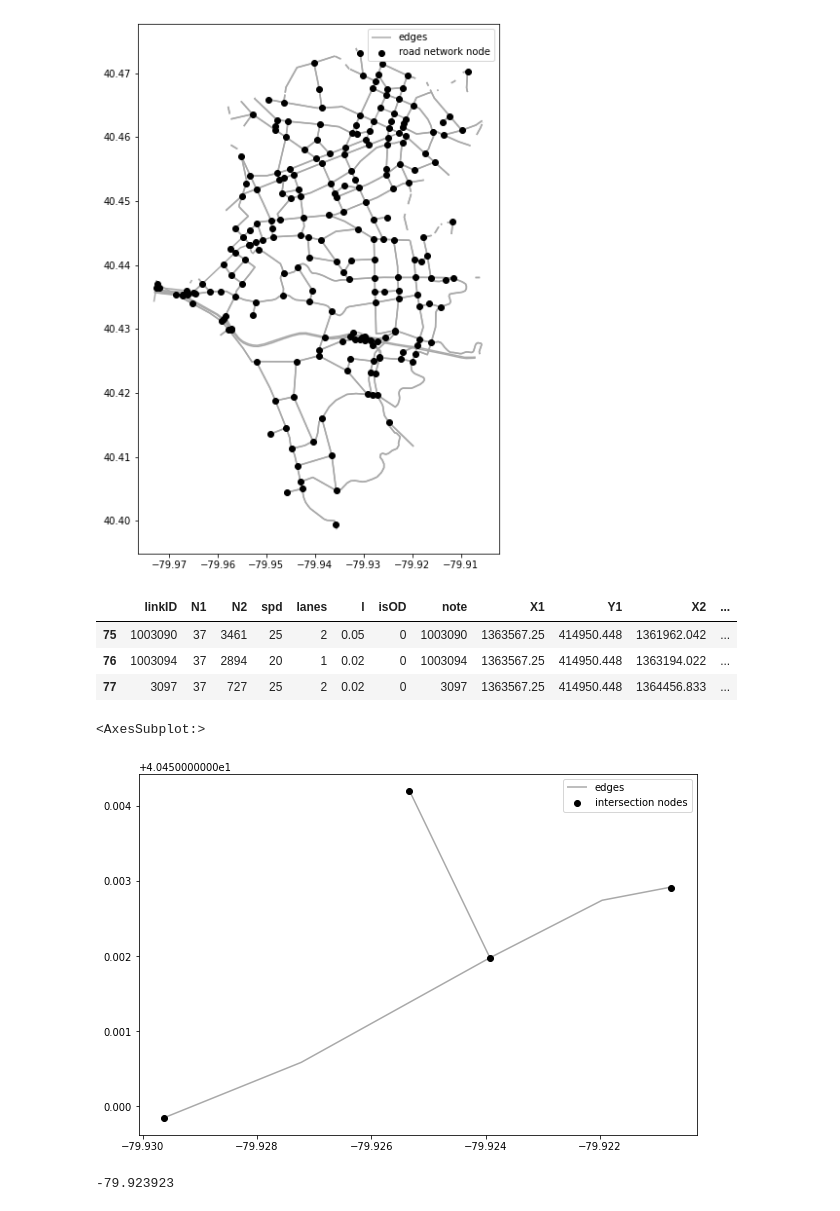
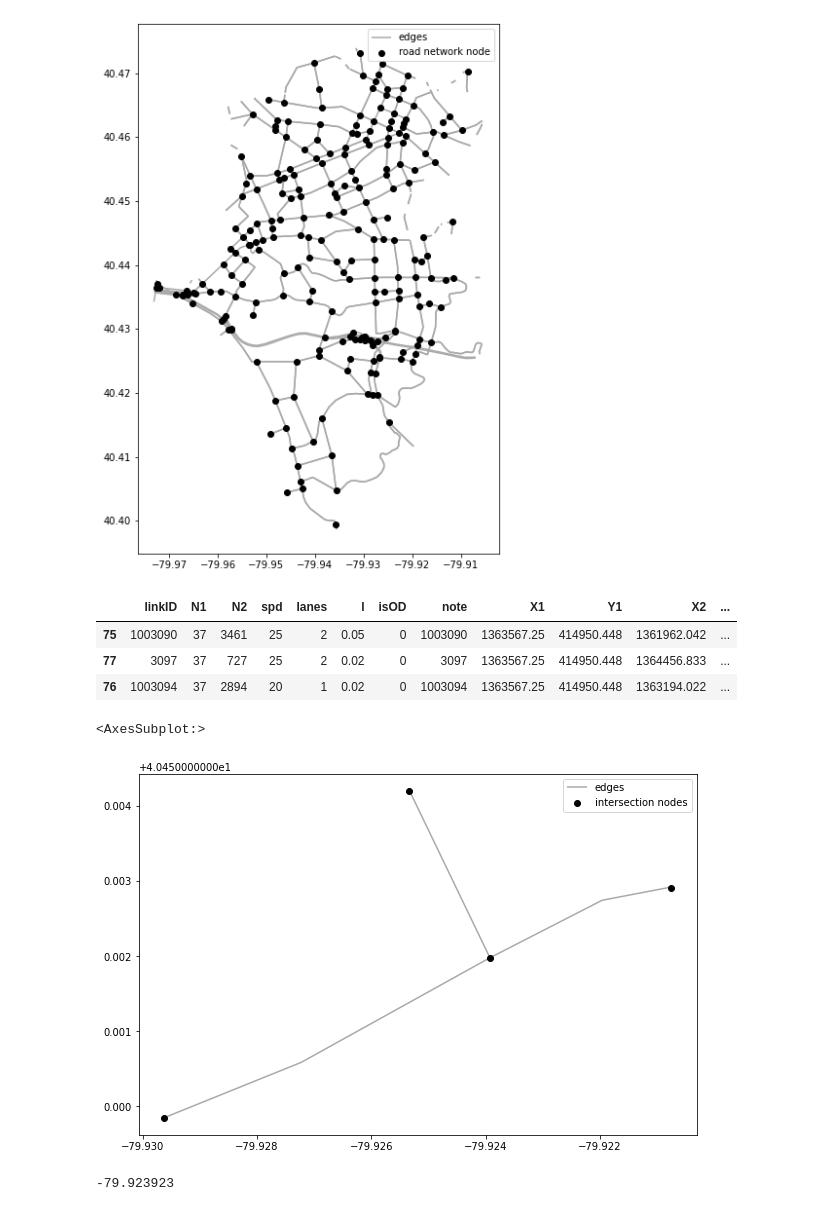
Before and after one commit to lgraff/Multimodal-Accessibility_notebooks, a Jupyter notebook: PGH_network.ipynb, the cells around one changed output. Drawn from its saved outputs; the diff is of its cells as text; code cells hidden in the pictures.

```diff
--- a/PGH_network.ipynb
+++ b/PGH_network.ipynb
@@ -202,18 +206,18 @@ plot_nodes_and_edges([(nodes_clip, 'black', 'road network node')], edges_clip)
 [figure]
 # %%
 # Are 'N1' and 'N2' in edges df equivalent to 'ID' in nodes df? Test:
-edges_clip = edges_clip.astype({'N1':'int32', 'N2':'int32'})
+edges_clip = edges_clip.astype({'N1':'int32', 'N2':'int32', 'linkID':'int32'})
 eclip_test = edges_clip[edges_clip['N1'] == 37]
 eclip_test
 nclip_test = nodes_clip[((nodes_clip['ID'] == 37) | (nodes_clip['ID'] == 3461) | (nodes_clip['ID'] == 2894) | (nodes_clip['ID'] == 727))]
 
 plot_nodes_and_edges([(nclip_test, 'black', 'intersection nodes')], eclip_test)
 # this plot confirms that N1 and N2 columns in edges df are equivalent to ID column in nodes df
 # %% [output]
 |  | linkID | N1 | N2 | spd | lanes | l | isOD | note | X1 | Y1 | X2 | ... |
 | 75 | 1003090 | 37 | 3461 | 25 | 2 | 0.05 | 0 | 1003090 | 1363567.25 | 414950.448 | 1361962.042 | ... |
+| 77 | 3097 | 37 | 727 | 25 | 2 | 0.02 | 0 | 3097 | 1363567.25 | 414950.448 | 1364456.833 | ... |
 | 76 | 1003094 | 37 | 2894 | 20 | 1 | 0.02 | 0 | 1003094 | 1363567.25 | 414950.448 | 1363194.022 | ... |
-| 77 | 3097 | 37 | 727 | 25 | 2 | 0.02 | 0 | 3097 | 1363567.25 | 414950.448 | 1364456.833 | ... |
 <AxesSubplot:>
 [figure]
 # %%
```
Also changed, not shown: parts of 52 cells of this notebook.
